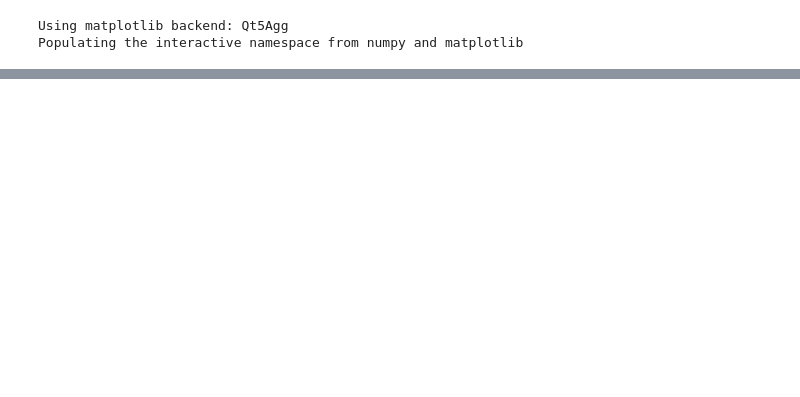
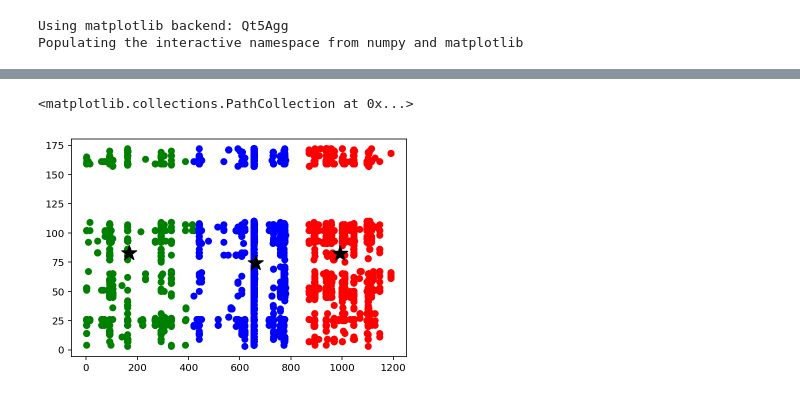
Before and after one commit to jmssalas/master-bigdata-businessanalytics, a Jupyter notebook: 09-masters-thesis/src/data_preprocessing.ipynb, the cells around one changed output, grey strips where cells are left out. Cells and saved outputs as stored; diff of their text form; code cells hidden in the pictures; blank space fills up the shorter version.

```diff
--- a/09-masters-thesis/src/data_preprocessing.ipynb
+++ b/09-masters-thesis/src/data_preprocessing.ipynb
@@ -113,0 +201,11 @@ data.shape
+# %%
+clusters = kmeans.predict(clustering_data[[casid_column, subcategoryid_column]])
+
+# Print the cluster of each chemical
+for c in range(max(clusters) + 1) :
+    print('Cluster', c)
+
+    for casid in unique(clustering_data[casid_column][clusters == c]) :
+        print(str(casid) + " - " + unique(data[chemicalname_column][data[casid_column] == casid])[0])
+
+    print('\n')
@@ -113,0 +230,18 @@ data.shape
+# %%
+# Create a color map for display better the results
+color_map = array(['b','g','r','c','m','y','k', 'g'])
+
+# Display the results
+scatter(clustering_data[casid_column],
+        clustering_data[subcategoryid_column],
+        color = color_map[clusters])
+
+# Display the center of each cluster
+scatter(kmeans.cluster_centers_[:,0],
+        kmeans.cluster_centers_[:,1],
+        marker = '*',
+        s = 250, # size of the clusters
+        color = 'black')
+# %% [output]
+<matplotlib.collections.PathCollection at 0x...>
+[figure, added]
```
Also changed, not shown: parts of 20 cells of this notebook.
